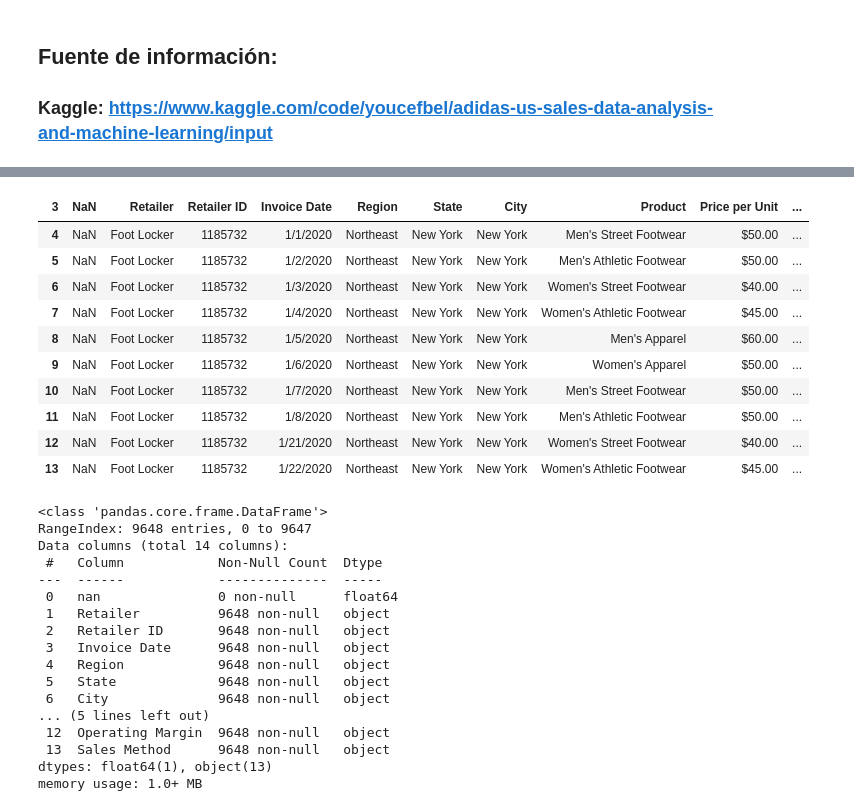
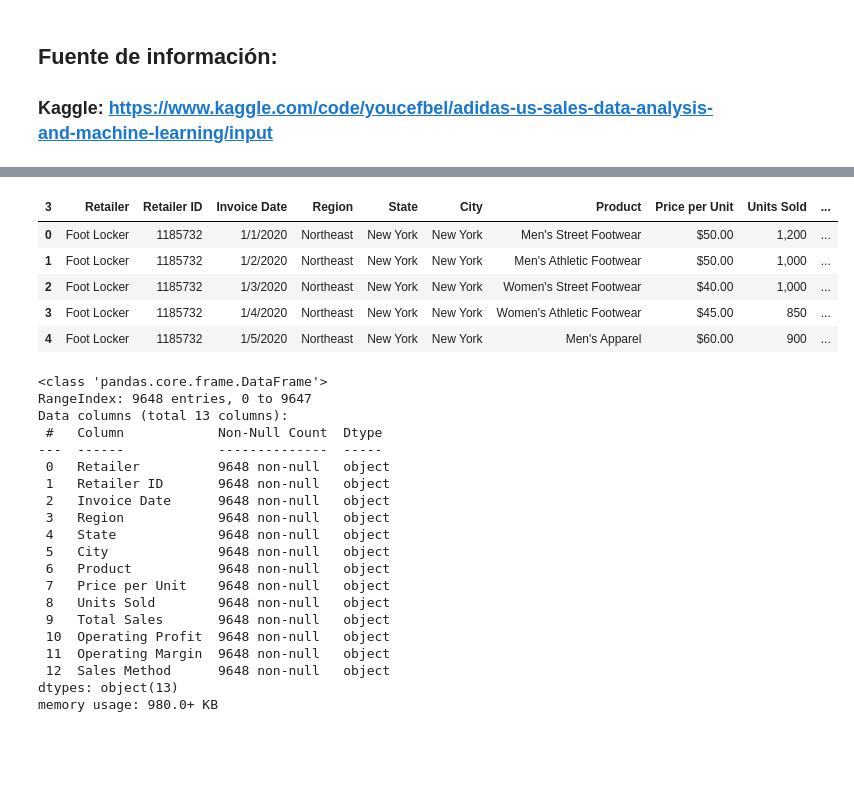
Before and after one commit to rdminhot/Adidas_sales, a Jupyter notebook: Adidas.ipynb, the cells around one changed output, grey strips where cells are left out. Saved outputs shown, nothing was run; the diff lists cells and outputs as text; code cells hidden in the pictures; blank space fills up the shorter version.

```diff
--- a/Adidas.ipynb
+++ b/Adidas.ipynb
@@ -30,42 +30,44 @@ Adidas.head(10)
 | 7 | NaN | Foot Locker | 1185732 | 1/4/2020 | Northeast | New York | New York | Women's Athletic Footwear | ... |
 | 8 | NaN | Foot Locker | 1185732 | 1/5/2020 | Northeast | New York | New York | Men's Apparel | ... |
 | 9 | NaN | Foot Locker | 1185732 | 1/6/2020 | Northeast | New York | New York | Women's Apparel | ... |
-# %%
-Adidas_1 = Adidas.drop('Unnamed: 0',axis=1)
-Adidas_1 = Adidas.drop(labels=[0,1,2], axis=0)
-Adidas_1.columns = Adidas_1.iloc[0]
-Adidas_1 =Adidas_1.drop(labels=3, axis=0)
-#Adidas_1 =Adidas_1.reset_index(drop=True)
-Adidas_1.head(10)
-# %% [output]
-| 3 | NaN | Retailer | Retailer ID | Invoice Date | Region | State | City | Product | Price per Unit | ... |
-| 4 | NaN | Foot Locker | 1185732 | 1/1/2020 | Northeast | New York | New York | Men's Street Footwear | $50.00 | ... |
-| 5 | NaN | Foot Locker | 1185732 | 1/2/2020 | Northeast | New York | New York | Men's Athletic Footwear | $50.00 | ... |
-| 6 | NaN | Foot Locker | 1185732 | 1/3/2020 | Northeast | New York | New York | Women's Street Footwear | $40.00 | ... |
-| 7 | NaN | Foot Locker | 1185732 | 1/4/2020 | Northeast | New York | New York | Women's Athletic Footwear | $45.00 | ... |
-| 8 | NaN | Foot Locker | 1185732 | 1/5/2020 | Northeast | New York | New York | Men's Apparel | $60.00 | ... |
-| 9 | NaN | Foot Locker | 1185732 | 1/6/2020 | Northeast | New York | New York | Women's Apparel | $50.00 | ... |
-| 10 | NaN | Foot Locker | 1185732 | 1/7/2020 | Northeast | New York | New York | Men's Street Footwear | $50.00 | ... |
-| 11 | NaN | Foot Locker | 1185732 | 1/8/2020 | Northeast | New York | New York | Men's Athletic Footwear | $50.00 | ... |
-| 12 | NaN | Foot Locker | 1185732 | 1/21/2020 | Northeast | New York | New York | Women's Street Footwear | $40.00 | ... |
-| 13 | NaN | Foot Locker | 1185732 | 1/22/2020 | Northeast | New York | New York | Women's Athletic Footwear | $45.00 | ... |
+# %%
+Adidas = Adidas.drop('Unnamed: 0',axis=1) #borro columna 0
+# %%
+Adidas = Adidas.drop(labels=[0,1,2], axis=0)# borro priemeros tres registros y quedan como títulos los de 4to registro
+# %%
+Adidas.columns = Adidas.iloc[0]
+# %%
+Adidas =Adidas.drop(labels=3, axis=0)
+Adidas =Adidas.reset_index(drop=True)
+# %%
+Adidas.head(5)
+# %% [output]
+| 3 | Retailer | Retailer ID | Invoice Date | Region | State | City | Product | Price per Unit | Units Sold | ... |
+| 0 | Foot Locker | 1185732 | 1/1/2020 | Northeast | New York | New York | Men's Street Footwear | $50.00 | 1,200 | ... |
+| 1 | Foot Locker | 1185732 | 1/2/2020 | Northeast | New York | New York | Men's Athletic Footwear | $50.00 | 1,000 | ... |
+| 2 | Foot Locker | 1185732 | 1/3/2020 | Northeast | New York | New York | Women's Street Footwear | $40.00 | 1,000 | ... |
+| 3 | Foot Locker | 1185732 | 1/4/2020 | Northeast | New York | New York | Women's Athletic Footwear | $45.00 | 850 | ... |
+| 4 | Foot Locker | 1185732 | 1/5/2020 | Northeast | New York | New York | Men's Apparel | $60.00 | 900 | ... |
 # %%
-Adidas_1.info()
+Adidas.info()
 # %% [output]
 <class 'pandas.core.frame.DataFrame'>
 RangeIndex: 9648 entries, 0 to 9647
-Data columns (total 14 columns):
+Data columns (total 13 columns):
  #   Column            Non-Null Count  Dtype
 ---  ------            --------------  -----
- 0   nan               0 non-null      float64
- 1   Retailer          9648 non-null   object
- 2   Retailer ID       9648 non-null   object
- 3   Invoice Date      9648 non-null   object
- 4   Region            9648 non-null   object
- 5   State             9648 non-null   object
- 6   City              9648 non-null   object
-... (5 lines left out)
- 12  Operating Margin  9648 non-null   object
- 13  Sales Method      9648 non-null   object
-dtypes: float64(1), object(13)
-memory usage: 1.0+ MB
+ 0   Retailer          9648 non-null   object
+ 1   Retailer ID       9648 non-null   object
+ 2   Invoice Date      9648 non-null   object
+ 3   Region            9648 non-null   object
+ 4   State             9648 non-null   object
+ 5   City              9648 non-null   object
+ 6   Product           9648 non-null   object
+ 7   Price per Unit    9648 non-null   object
+ 8   Units Sold        9648 non-null   object
+ 9   Total Sales       9648 non-null   object
+ 10  Operating Profit  9648 non-null   object
+ 11  Operating Margin  9648 non-null   object
+ 12  Sales Method      9648 non-null   object
+dtypes: object(13)
+memory usage: 980.0+ KB
```
